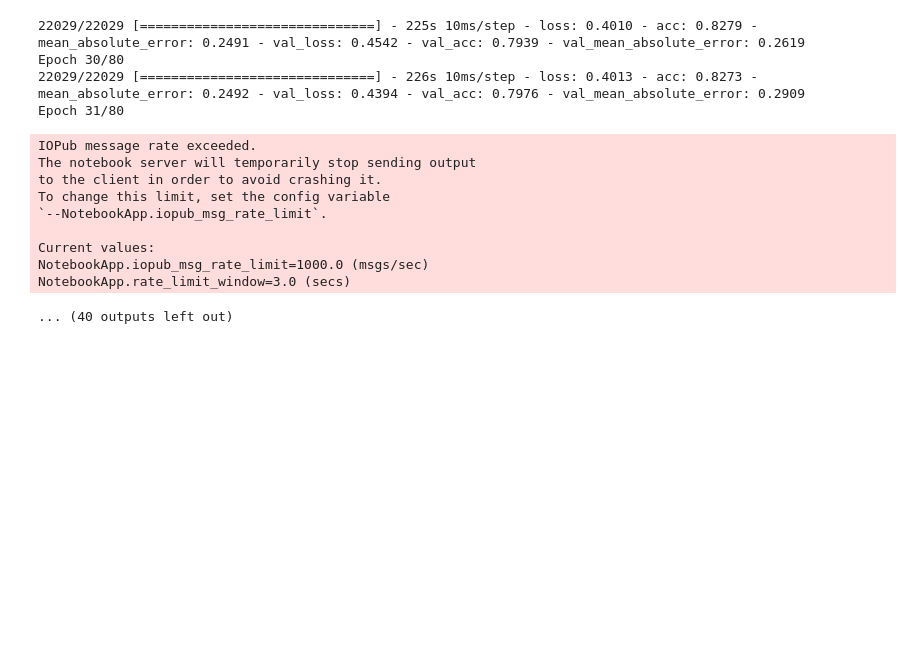
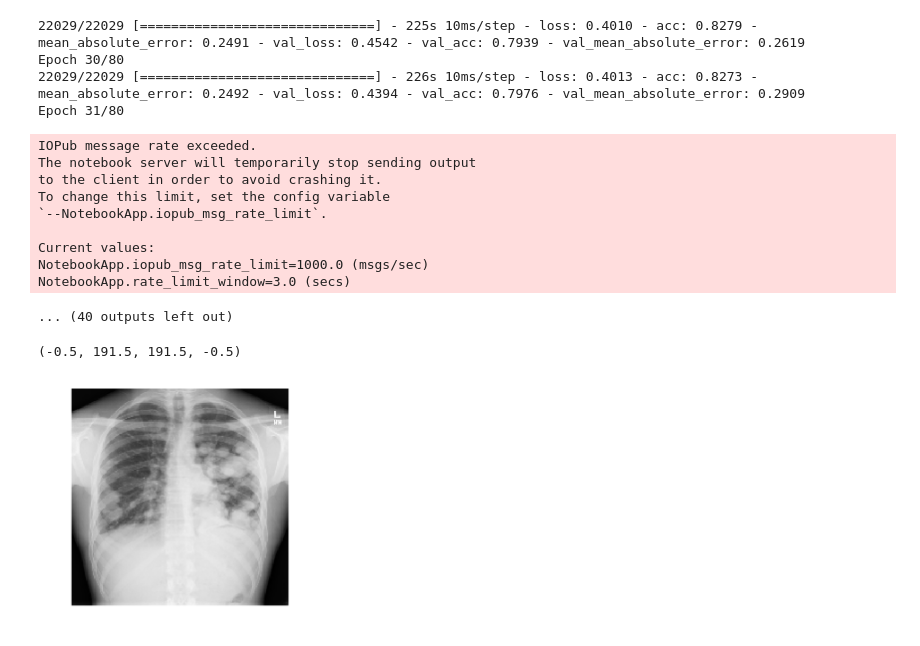
Before and after one commit to gerket/pneumonia_detection, a Jupyter notebook: code/Modeling.ipynb, the cells around one changed output. Saved outputs shown, nothing was run; the diff lists cells and outputs as text; code cells hidden in the pictures; blank space fills up the shorter version.

```diff
--- a/code/Modeling.ipynb
+++ b/code/Modeling.ipynb
@@ -825,3 +866,15 @@ Current values:
 NotebookApp.iopub_msg_rate_limit=1000.0 (msgs/sec)
 NotebookApp.rate_limit_window=3.0 (secs)
 ... (40 outputs left out)
+# %%
+patientId = adult_data['patientId'].iloc[2]
+# %%
+dcm_file = '../data/stage_1_train_images/%s.dcm' % patientId
+dcm_data = pydicom.read_file(dcm_file)
+im = resize(dcm_data.pixel_array, (192, 192))
+
+pylab.imshow(im, cmap=pylab.cm.gist_gray)
+pylab.axis('off')
+# %% [output]
+(-0.5, 191.5, 191.5, -0.5)
+[figure, added]
```
Also changed, not shown: parts of 35 cells of this notebook, 5 other files.
